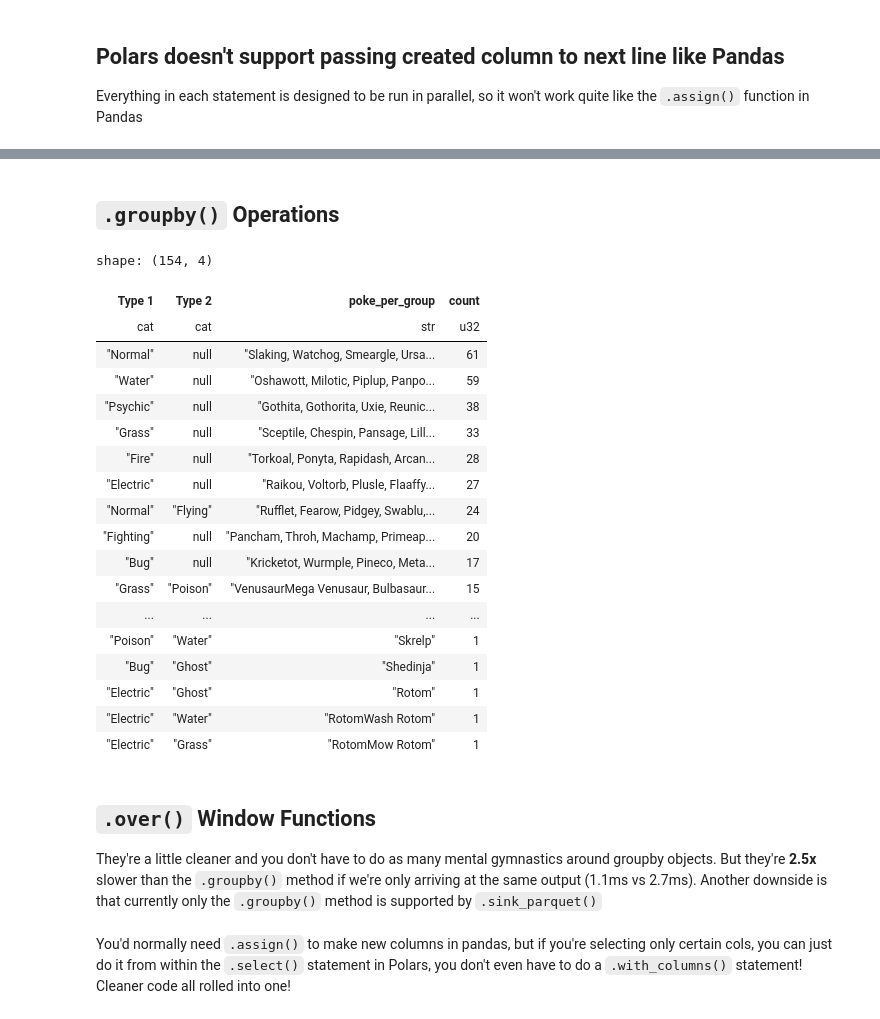
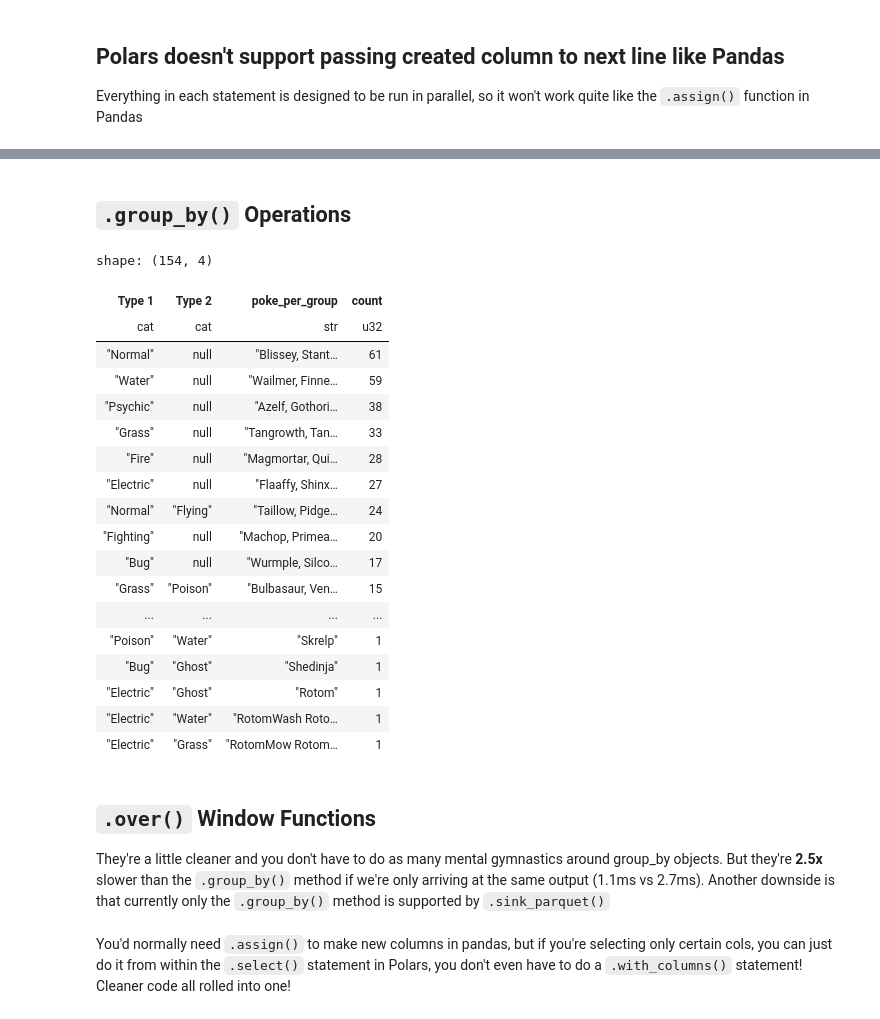
Before and after one commit to ThomasMAhern/Learning-Polars, a Jupyter notebook: PolarsAndPokemon.ipynb, the cells around one changed output, grey strips where cells are left out. Drawn from its saved outputs; the diff is of its cells as text; code cells hidden in the pictures.

```diff
--- a/PolarsAndPokemon.ipynb
+++ b/PolarsAndPokemon.ipynb
@@ -12,8 +7,8 @@ import xlsxwriter
 ## Import data
 # %%
 import polars as pl
-pokemon_raw = pl.read_csv('https://gist.githubusercontent.com/armgilles/194bcff35001e7eb53a2a8b441e8b2c6/raw/92200bc0a673d5ce2110aaad4544ed6c4010f687/pokemon.csv')
-# pokemon_raw = pl.read_csv('pokemon_df.csv')
+# pokemon_raw = pl.read_csv('https://gist.githubusercontent.com/armgilles/194bcff35001e7eb53a2a8b441e8b2c6/raw/92200bc0a673d5ce2110aaad4544ed6c4010f687/pokemon.csv')
+pokemon_raw = pl.read_csv('pokemon_df.csv')
 
 pokemon_raw
 # %% [output]
@@ -72,7 +67,7 @@ def set_types(df_: pl.DataFrame):
 #             .select(['Name', 'Type 1', 'Type 2', 'Generation', 'Legendary'])
             )
 
-pokemon_df = set_types(pokemon_raw)
+pokemon_df = pokemon_raw.pipe(set_types)
 print(f"File Size: {round(pokemon_df.estimated_size('kb'), 2)} kb")
 display(pokemon_raw.head(1))
 pokemon_df
@@ -360,37 +356,37 @@ shape: (52, 13)
 # %% [markdown]
-## `.groupby()` Operations
+## `.group_by()` Operations
 # %%
 (pokemon_df
- .groupby(['Type 1', 'Type 2'])
+ .group_by(['Type 1', 'Type 2'])
  .agg(poke_per_group = pl.col('Name').unique(),
       count = pl.n_unique('Name')
       )
  .with_columns(pl.col('poke_per_group').list.join(', '))
  .sort('count', descending=True)
  )
 # %% [output]
 shape: (154, 4)
 | Type 1 | Type 2 | poke_per_group | count |
 | cat | cat | str | u32 |
-| "Normal" | null | "Slaking, Watchog, Smeargle, Ursa... | 61 |
-| "Water" | null | "Oshawott, Milotic, Piplup, Panpo... | 59 |
-| "Psychic" | null | "Gothita, Gothorita, Uxie, Reunic... | 38 |
-| "Grass" | null | "Sceptile, Chespin, Pansage, Lill... | 33 |
-| "Fire" | null | "Torkoal, Ponyta, Rapidash, Arcan... | 28 |
-| "Electric" | null | "Raikou, Voltorb, Plusle, Flaaffy... | 27 |
-| "Normal" | "Flying" | "Rufflet, Fearow, Pidgey, Swablu,... | 24 |
-| "Fighting" | null | "Pancham, Throh, Machamp, Primeap... | 20 |
-| "Bug" | null | "Kricketot, Wurmple, Pineco, Meta... | 17 |
-| "Grass" | "Poison" | "VenusaurMega Venusaur, Bulbasaur... | 15 |
+| "Normal" | null | "Blissey, Stant… | 61 |
+| "Water" | null | "Wailmer, Finne… | 59 |
+| "Psychic" | null | "Azelf, Gothori… | 38 |
+| "Grass" | null | "Tangrowth, Tan… | 33 |
+| "Fire" | null | "Magmortar, Qui… | 28 |
+| "Electric" | null | "Flaaffy, Shinx… | 27 |
+| "Normal" | "Flying" | "Taillow, Pidge… | 24 |
+| "Fighting" | null | "Machop, Primea… | 20 |
+| "Bug" | null | "Wurmple, Silco… | 17 |
+| "Grass" | "Poison" | "Bulbasaur, Ven… | 15 |
 | ... | ... | ... | ... |
 | "Poison" | "Water" | "Skrelp" | 1 |
 | "Bug" | "Ghost" | "Shedinja" | 1 |
 | "Electric" | "Ghost" | "Rotom" | 1 |
-| "Electric" | "Water" | "RotomWash Rotom" | 1 |
-| "Electric" | "Grass" | "RotomMow Rotom" | 1 |
+| "Electric" | "Water" | "RotomWash Roto… | 1 |
+| "Electric" | "Grass" | "RotomMow Rotom… | 1 |
 # %% [markdown]
 ## `.over()` **Window Functions**
-They're a little cleaner and you don't have to do as many mental gymnastics around groupby objects. But they're **2.5x** slower than the `.groupby()` method if we're only arriving at the same output (1.1ms vs 2.7ms). Another downside is that currently only the `.groupby()` method is supported by `.sink_parquet()`
+They're a little cleaner and you don't have to do as many mental gymnastics around group_by objects. But they're **2.5x** slower than the `.group_by()` method if we're only arriving at the same output (1.1ms vs 2.7ms). Another downside is that currently only the `.group_by()` method is supported by `.sink_parquet()`
 # %% [markdown]
 You'd normally need `.assign()` to make new columns in pandas, but if you're selecting only certain cols, you can just do it from within the `.select()` statement in Polars, you don't even have to do a `.with_columns()` statement! Cleaner code all rolled into one!
 # %%
```
Also changed, not shown: parts of 34 cells of this notebook.
